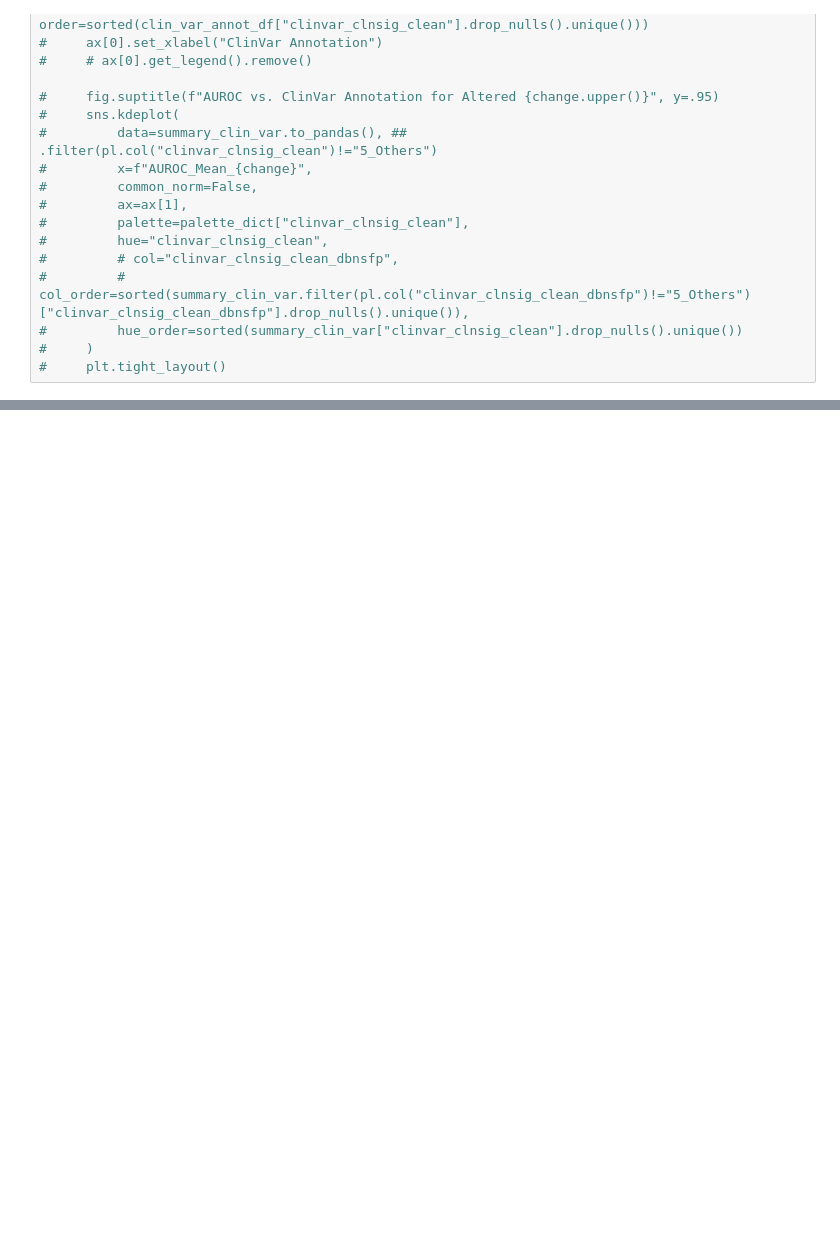
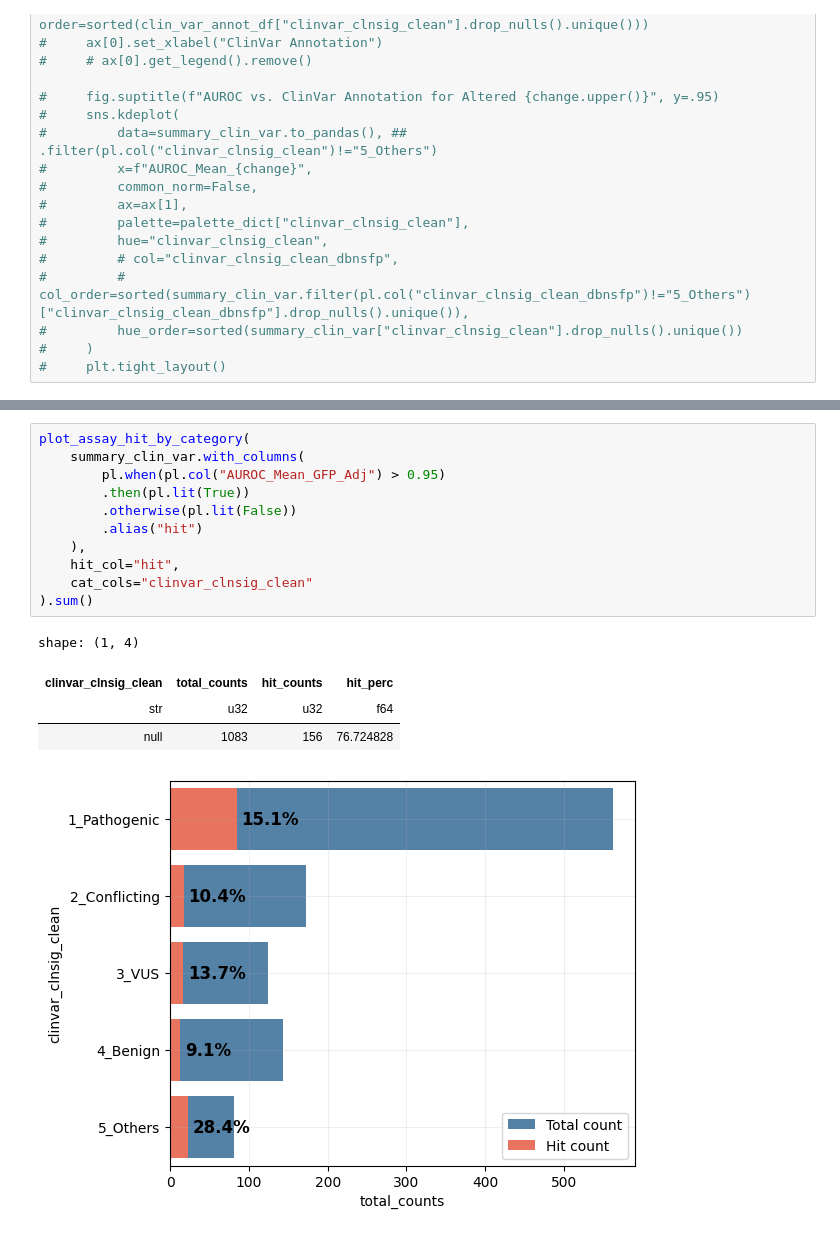
Before and after one commit to broadinstitute/2025_varchamp_snakemake, a Jupyter notebook: 3.downstream_analyses/scripts/3_classification_metrics.ipynb, the cells around one changed output, grey strips where cells are left out. Saved outputs shown, nothing was run; the diff lists cells and outputs as text; blank space fills up the shorter version.

```diff
--- a/3.downstream_analyses/scripts/3_classification_metrics.ipynb
+++ b/3.downstream_analyses/scripts/3_classification_metrics.ipynb
@@ -986,0 +1123,17 @@ plt.tight_layout()
+# %%
+plot_assay_hit_by_category(
+    summary_clin_var.with_columns(
+        pl.when(pl.col("AUROC_Mean_GFP_Adj") > 0.95)
+        .then(pl.lit(True))
+        .otherwise(pl.lit(False))
+        .alias("hit")
+    ),
+    hit_col="hit",
+    cat_cols="clinvar_clnsig_clean"
+).sum()
+# %% [output]
+shape: (1, 4)
+| clinvar_clnsig_clean | total_counts | hit_counts | hit_perc |
+| str | u32 | u32 | f64 |
+| null | 1083 | 156 | 76.724828 |
+[figure, added]
```
Also changed, not shown: parts of 13 cells of this notebook, 6 other files.
